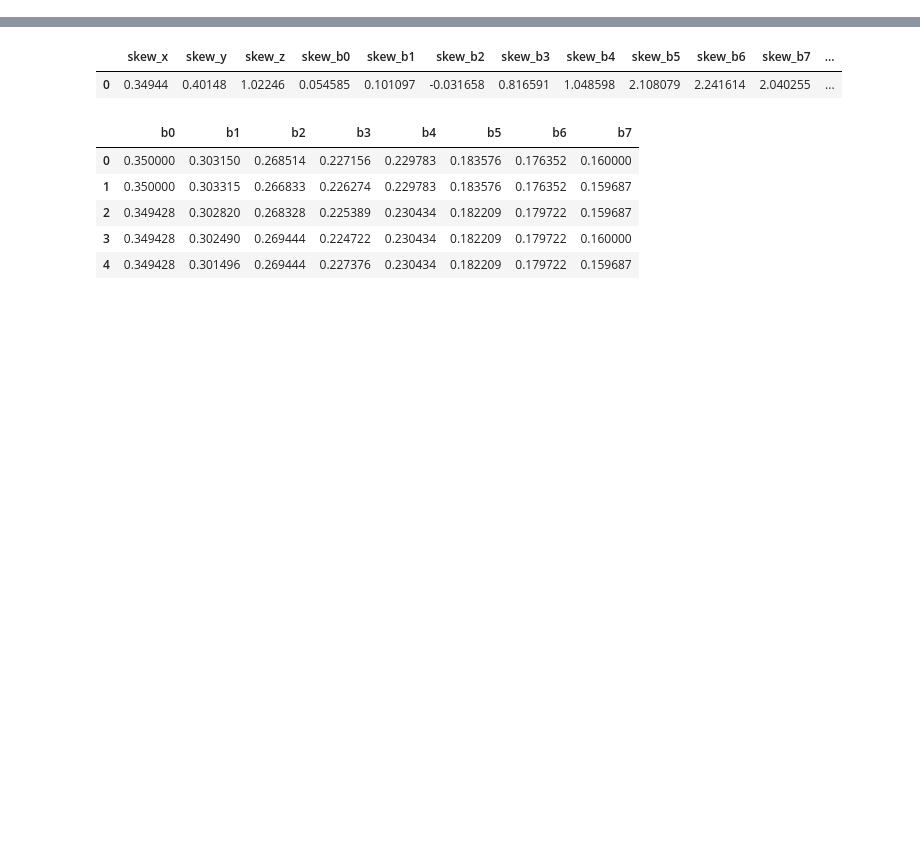
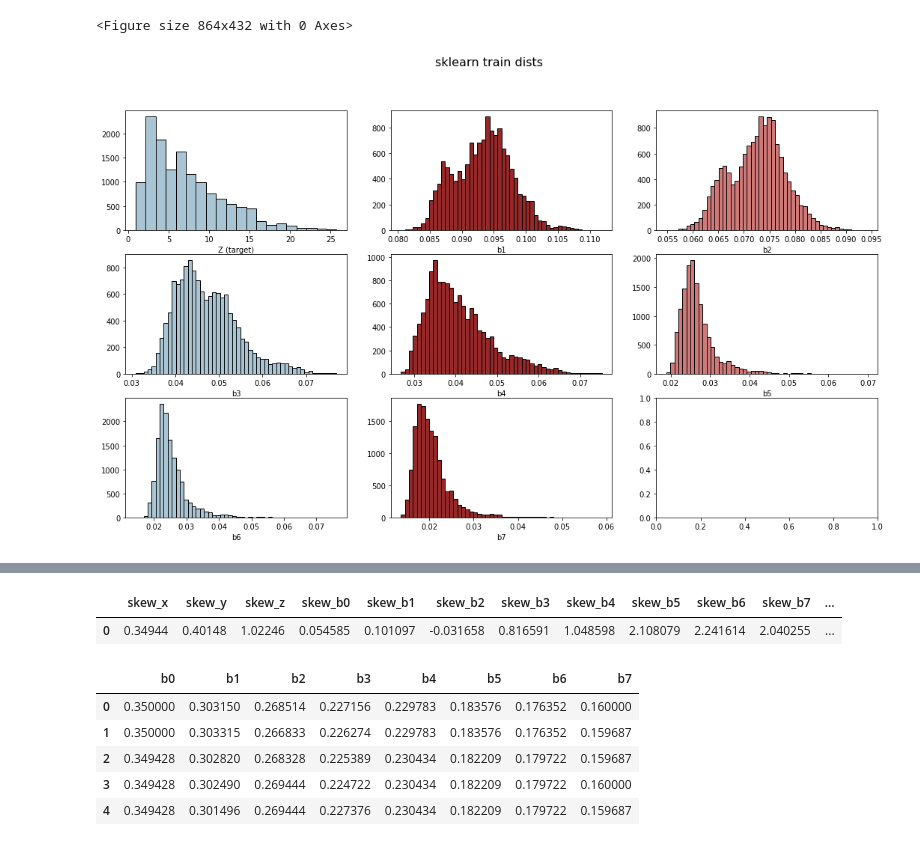
Before and after one commit to Ocean-Technologies/satellite_bathymetry, a Jupyter notebook: notebooks/exploratory_analysis.ipynb, the cells around one changed output, grey strips where cells are left out. Drawn from its saved outputs; the diff is of its cells as text; code cells hidden in the pictures; blank space fills up the shorter version.

```diff
--- a/notebooks/exploratory_analysis.ipynb
+++ b/notebooks/exploratory_analysis.ipynb
@@ -52,0 +54,27 @@ Text(0.5, 0, 'b7')
+# %%
+X_train, X_val, y_train, y_val = train_test_split(df.drop(['x', 'y', 'z'], axis=1), df.z, test_size=0.3, random_state=42)
+# %%
+plt.figure(figsize=(12,6))
+fig, axs = plt.subplots(ncols=3, nrows=3, figsize=(18, 10))
+_ = axs[0][0].hist(y_train, bins=20, color='#A9C5D3', edgecolor='black')
+_ = axs[0][1].hist(X_train.b1, bins=50, color='#952828', edgecolor='black')
+_ = axs[0][2].hist(X_train.b2, bins=50, color='#cf7979', edgecolor='black')
+_ = axs[1][0].hist(X_train.b3, bins=50, color='#A9C5D3', edgecolor='black')
+_ = axs[1][1].hist(X_train.b4, bins=50, color='#952828', edgecolor='black')
+_ = axs[1][2].hist(X_train.b5, bins=50, color='#cf7979', edgecolor='black')
+_ = axs[2][0].hist(X_train.b6, bins=50, color='#A9C5D3', edgecolor='black')
+_ = axs[2][1].hist(X_train.b7, bins=50, color='#952828', edgecolor='black')
+axs[0][0].set_xlabel('Z (target)')
+axs[0][1].set_xlabel('b1')
+axs[0][2].set_xlabel('b2')
+axs[1][0].set_xlabel('b3')
+axs[1][1].set_xlabel('b4')
+axs[1][2].set_xlabel('b5')
+axs[2][0].set_xlabel('b6')
+axs[2][1].set_xlabel('b7')
+#_ = axs[2][2].hist(df.b8, bins=20, color='#A9C5D3', edgecolor='black')
+fig.suptitle('sklearn train dists', fontsize=16)
+fig.savefig('charts/sktraindata.jpg')
+# %% [output]
+<Figure size 864x432 with 0 Axes>
+[figure, added]
```
Also changed, not shown: parts of 13 cells of this notebook, 1 other file.
